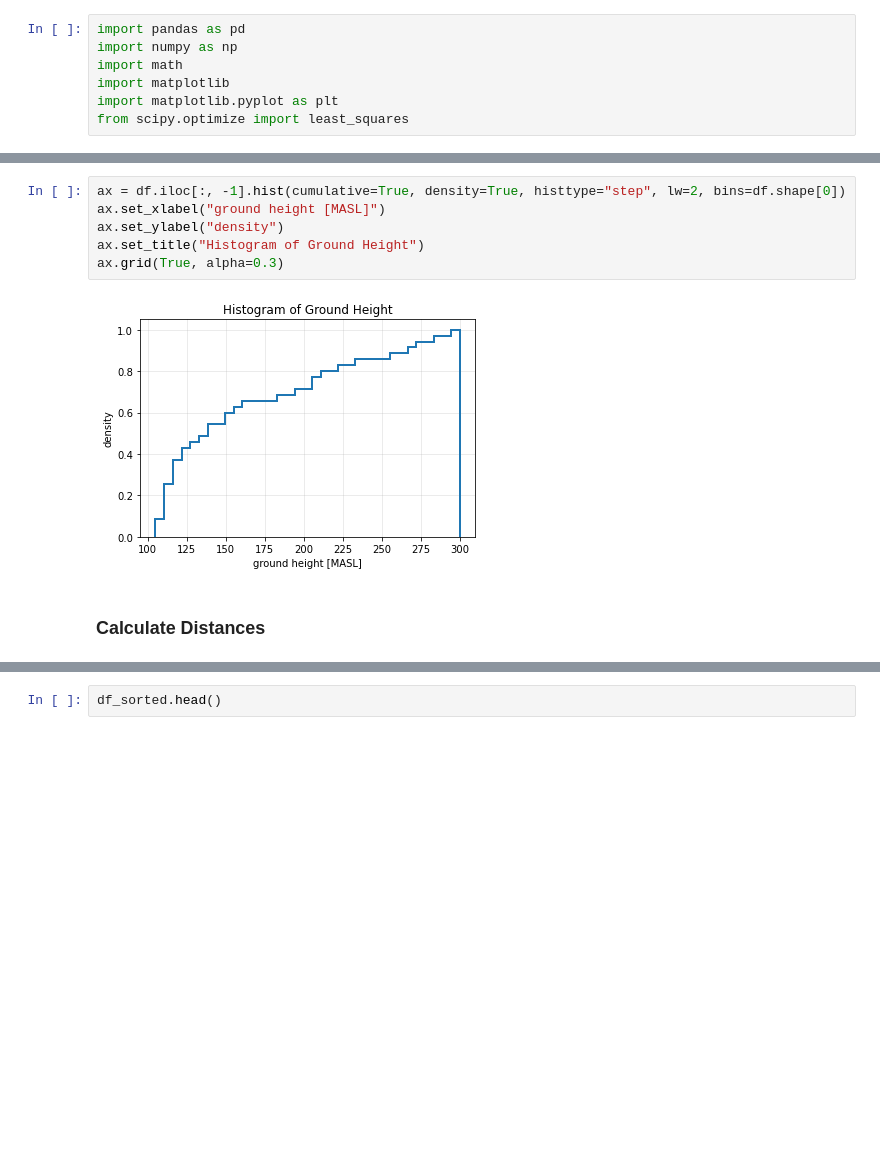
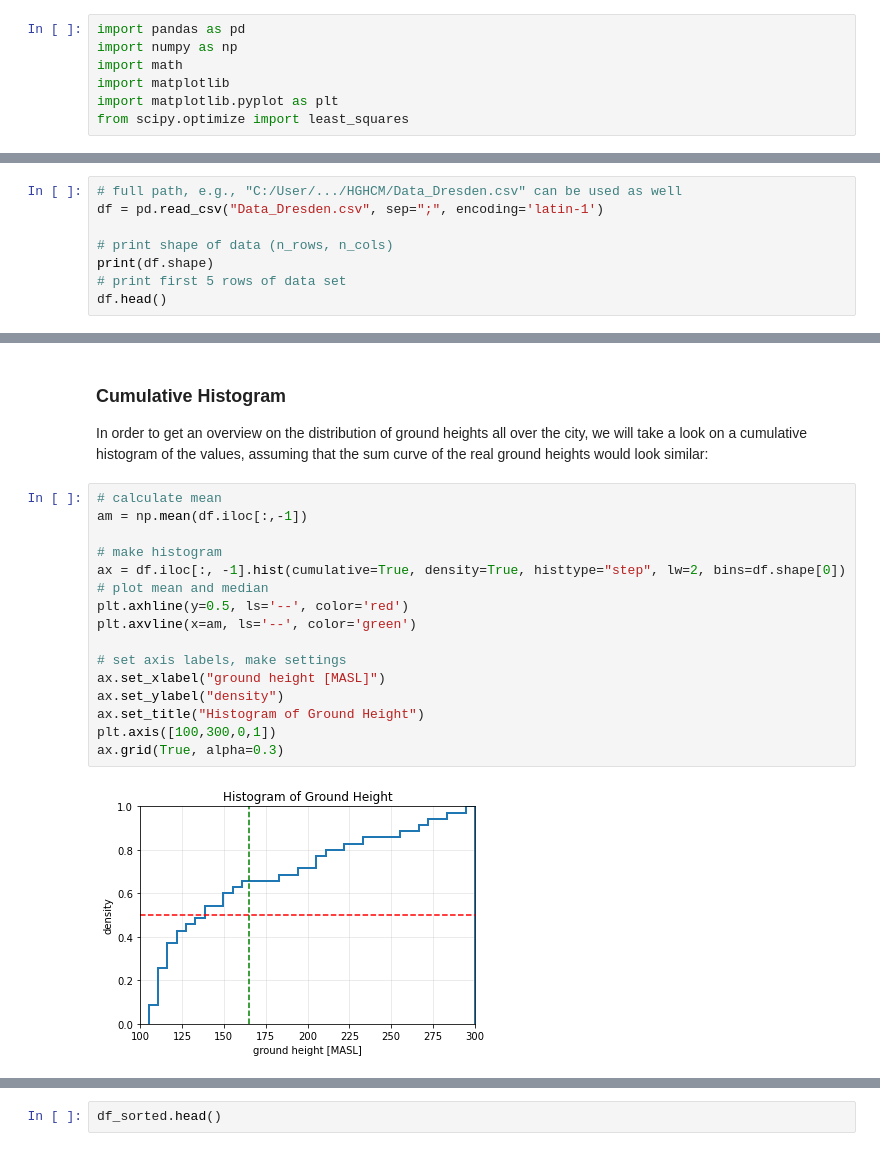
Before and after one commit to MaxGRudolph/Variograms_and_Kriging, a Jupyter notebook: Variograms_Dresden.ipynb, the cells around one changed output, grey strips where cells are left out. Drawn from its saved outputs; the diff is of its cells as text; blank space fills up the shorter version.

```diff
--- a/Variograms_Dresden.ipynb
+++ b/Variograms_Dresden.ipynb
@@ -29,0 +23,8 @@ df.head()
+# %%
+# full path, e.g., "C:/User/.../HGHCM/Data_Dresden.csv" can be used as well
+df = pd.read_csv("Data_Dresden.csv", sep=";", encoding='latin-1')
+
+# print shape of data (n_rows, n_cols)
+print(df.shape)
+# print first 5 rows of data set
+df.head()
@@ -30,10 +39,21 @@ df.head()
+# %% [markdown]
+### Cumulative Histogram
+In order to get an overview on the distribution of ground heights all over the city, we will take a look on a cumulative histogram of the values, assuming that the sum curve of the real ground heights would look similar:
 # %%
+# calculate mean
+am = np.mean(df.iloc[:,-1])
+
+# make histogram
 ax = df.iloc[:, -1].hist(cumulative=True, density=True, histtype="step", lw=2, bins=df.shape[0])
+# plot mean and median
+plt.axhline(y=0.5, ls='--', color='red')
+plt.axvline(x=am, ls='--', color='green')
+
+# set axis labels, make settings
 ax.set_xlabel("ground height [MASL]")
 ax.set_ylabel("density")
 ax.set_title("Histogram of Ground Height")
+plt.axis([100,300,0,1])
 ax.grid(True, alpha=0.3)
 # %% [output]
-[figure, old version]
+[figure, new version]
-# %% [markdown]
-### Calculate Distances
```
Also changed, not shown: parts of 23 cells of this notebook.
